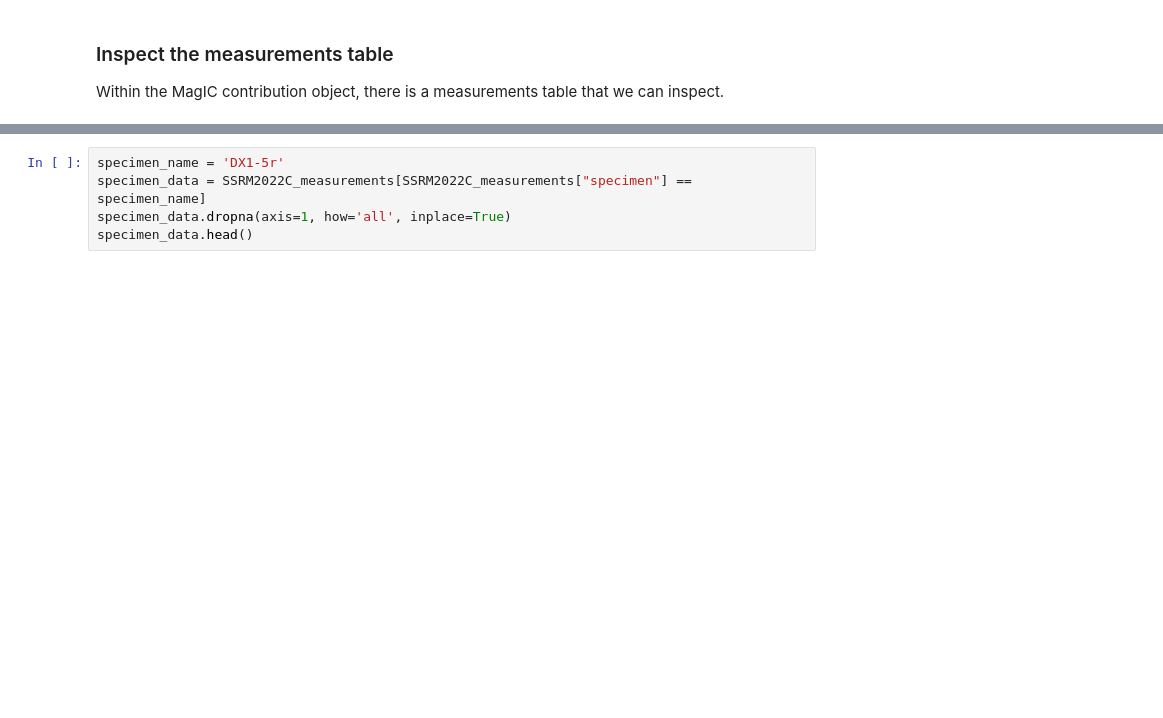
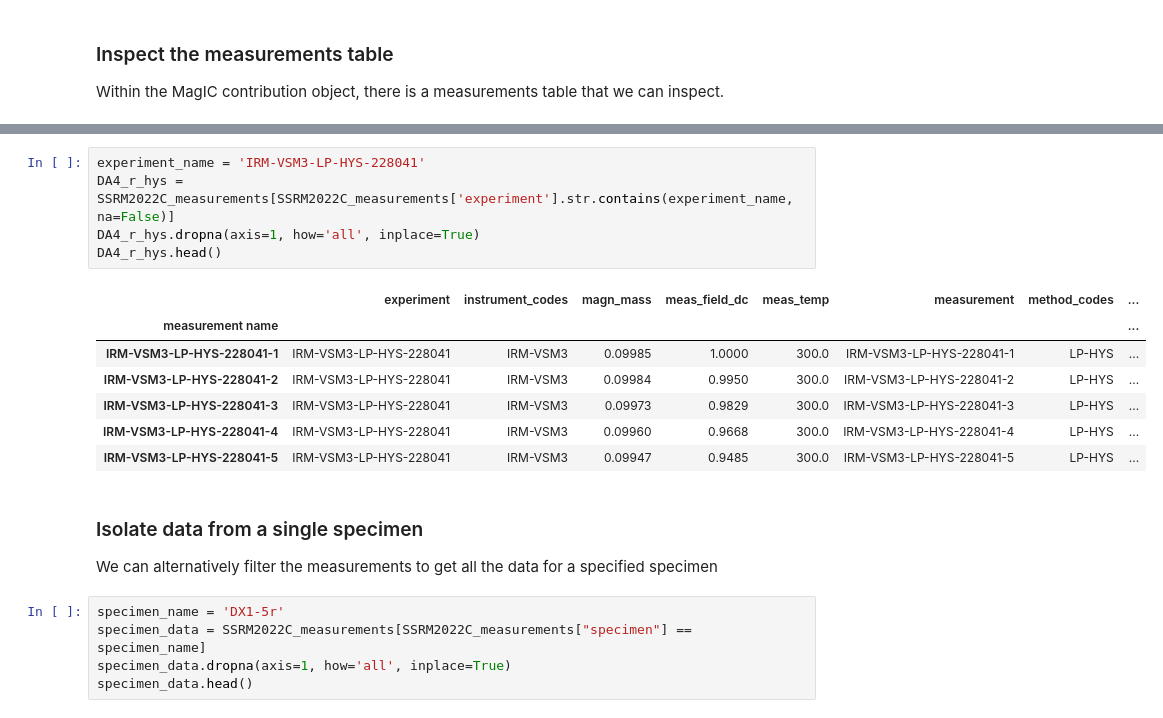
Before and after one commit to PmagPy/RockmagPy-notebooks, a Jupyter notebook: rockmag_data_unpack.ipynb, the cells around one changed output, grey strips where cells are left out. Cells and saved outputs as stored; diff of their text form; blank space fills up the shorter version.

```diff
--- a/rockmag_data_unpack.ipynb
+++ b/rockmag_data_unpack.ipynb
@@ -161,3 +166,20 @@ Get the data for one specimen and look at the first 5 rows.
+# %%
+experiment_name = 'IRM-VSM3-LP-HYS-228041'
+DA4_r_hys = SSRM2022C_measurements[SSRM2022C_measurements['experiment'].str.contains(experiment_name, na=False)]
+DA4_r_hys.dropna(axis=1, how='all', inplace=True)
+DA4_r_hys.head()
+# %% [output]
+|  | experiment | instrument_codes | magn_mass | meas_field_dc | meas_temp | measurement | method_codes | ... |
+| measurement name |  |  |  |  |  |  |  | ... |
+| IRM-VSM3-LP-HYS-228041-1 | IRM-VSM3-LP-HYS-228041 | IRM-VSM3 | 0.09985 | 1.0000 | 300.0 | IRM-VSM3-LP-HYS-228041-1 | LP-HYS | ... |
+| IRM-VSM3-LP-HYS-228041-2 | IRM-VSM3-LP-HYS-228041 | IRM-VSM3 | 0.09984 | 0.9950 | 300.0 | IRM-VSM3-LP-HYS-228041-2 | LP-HYS | ... |
+| IRM-VSM3-LP-HYS-228041-3 | IRM-VSM3-LP-HYS-228041 | IRM-VSM3 | 0.09973 | 0.9829 | 300.0 | IRM-VSM3-LP-HYS-228041-3 | LP-HYS | ... |
+| IRM-VSM3-LP-HYS-228041-4 | IRM-VSM3-LP-HYS-228041 | IRM-VSM3 | 0.09960 | 0.9668 | 300.0 | IRM-VSM3-LP-HYS-228041-4 | LP-HYS | ... |
+| IRM-VSM3-LP-HYS-228041-5 | IRM-VSM3-LP-HYS-228041 | IRM-VSM3 | 0.09947 | 0.9485 | 300.0 | IRM-VSM3-LP-HYS-228041-5 | LP-HYS | ... |
+# %% [markdown]
+### Isolate data from a single specimen
+
+We can alternatively filter the measurements to get all the data for a specified specimen
 # %%
 specimen_name = 'DX1-5r'
 specimen_data = SSRM2022C_measurements[SSRM2022C_measurements["specimen"] == specimen_name]
```
Also changed, not shown: parts of 16 cells of this notebook, 1 other file.
